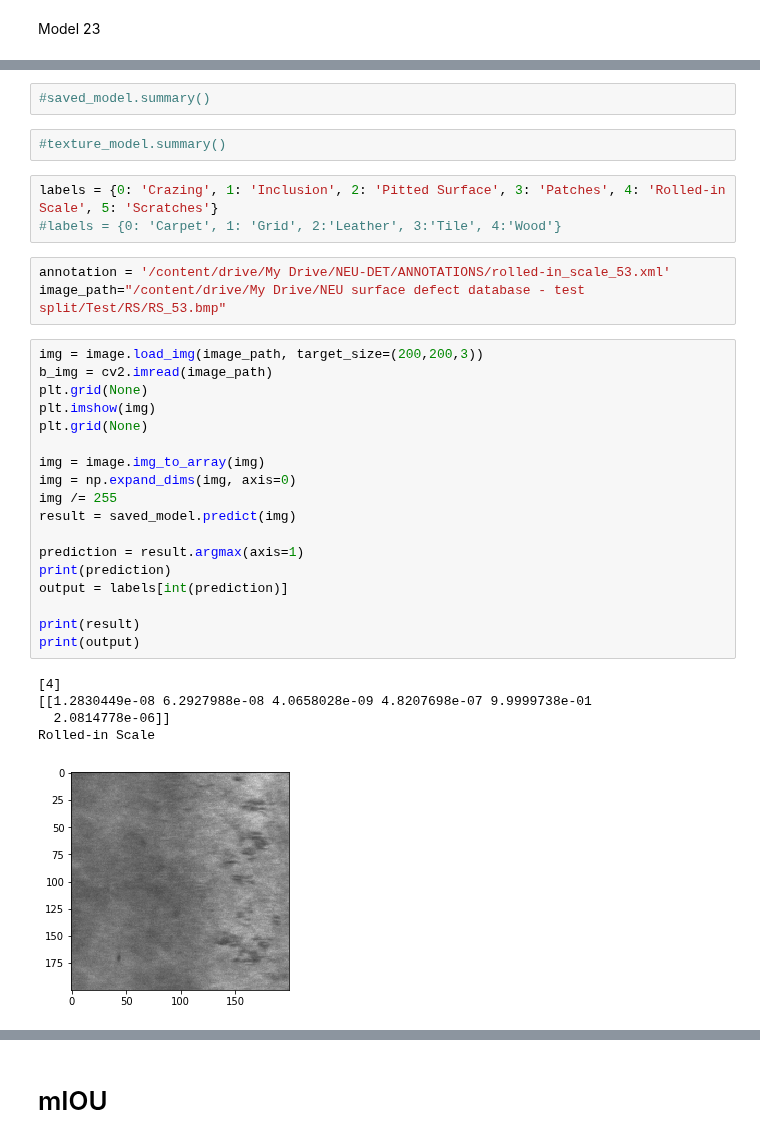
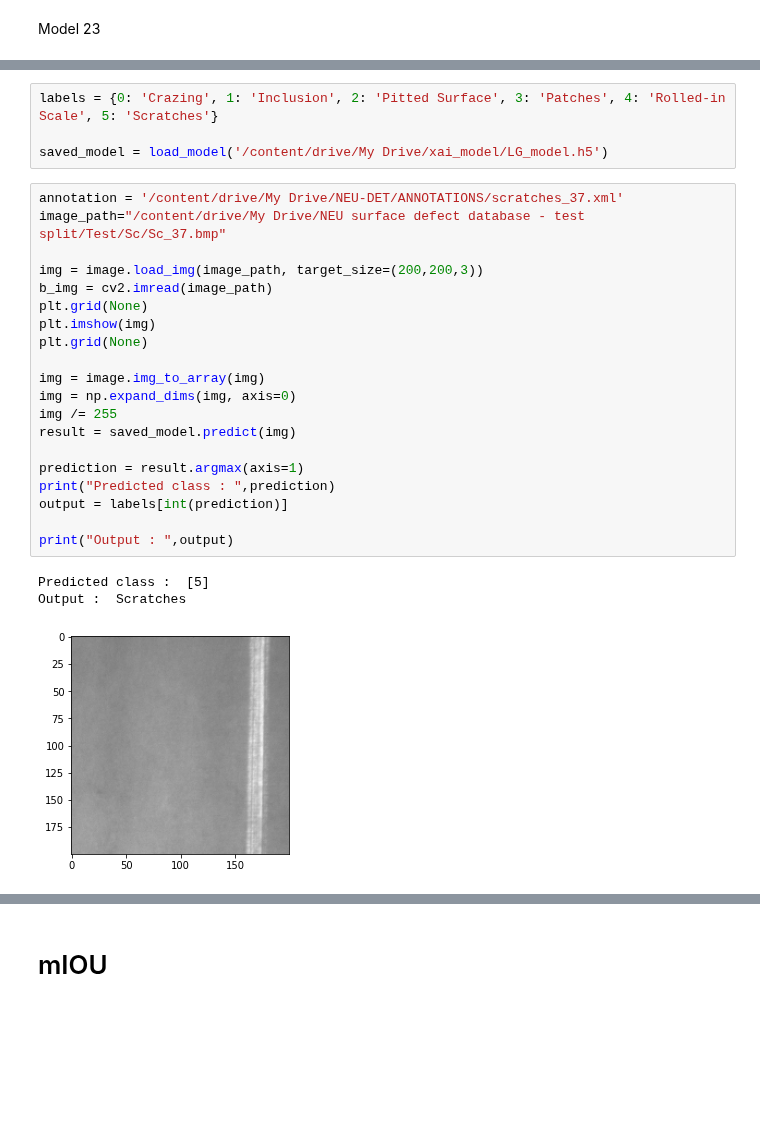
Before and after one commit to mahesh-sudhakar/NEU_XAI, a Jupyter notebook: xai_lime.ipynb, the cells around one changed output, grey strips where cells are left out. Saved outputs shown, nothing was run; the diff lists cells and outputs as text; blank space fills up the shorter version.

```diff
--- a/xai_lime.ipynb
+++ b/xai_lime.ipynb
@@ -64,34 +39,28 @@ WARNING:tensorflow:From /usr/local/lib/python3.6/dist-packages/keras/backend/ten
-# %%
-#saved_model.summary()
-# %%
-#texture_model.summary()
 # %%
 labels = {0: 'Crazing', 1: 'Inclusion', 2: 'Pitted Surface', 3: 'Patches', 4: 'Rolled-in Scale', 5: 'Scratches'}
-#labels = {0: 'Carpet', 1: 'Grid', 2:'Leather', 3:'Tile', 4:'Wood'}
+
+saved_model = load_model('/content/drive/My Drive/xai_model/LG_model.h5')
-# %%
-annotation = '/content/drive/My Drive/NEU-DET/ANNOTATIONS/rolled-in_scale_53.xml'
-image_path="/content/drive/My Drive/NEU surface defect database - test split/Test/RS/RS_53.bmp"
 # %%
+annotation = '/content/drive/My Drive/NEU-DET/ANNOTATIONS/scratches_37.xml'
+image_path="/content/drive/My Drive/NEU surface defect database - test split/Test/Sc/Sc_37.bmp"
+
 img = image.load_img(image_path, target_size=(200,200,3))
 b_img = cv2.imread(image_path)
 plt.grid(None)
 plt.imshow(img)
 plt.grid(None)
 
 img = image.img_to_array(img)
 img = np.expand_dims(img, axis=0)
 img /= 255
 result = saved_model.predict(img)
 
 prediction = result.argmax(axis=1)
-print(prediction)
+print("Predicted class : ",prediction)
 output = labels[int(prediction)]
 
-print(result)
-print(output)
+print("Output : ",output)
 # %% [output]
-[4]
-[[1.2830449e-08 6.2927988e-08 4.0658028e-09 4.8207698e-07 9.9999738e-01
-  2.0814778e-06]]
-Rolled-in Scale
+Predicted class :  [5]
+Output :  Scratches
-[figure, old version]
+[figure, new version]
```
Also changed, not shown: parts of 26 cells of this notebook.
